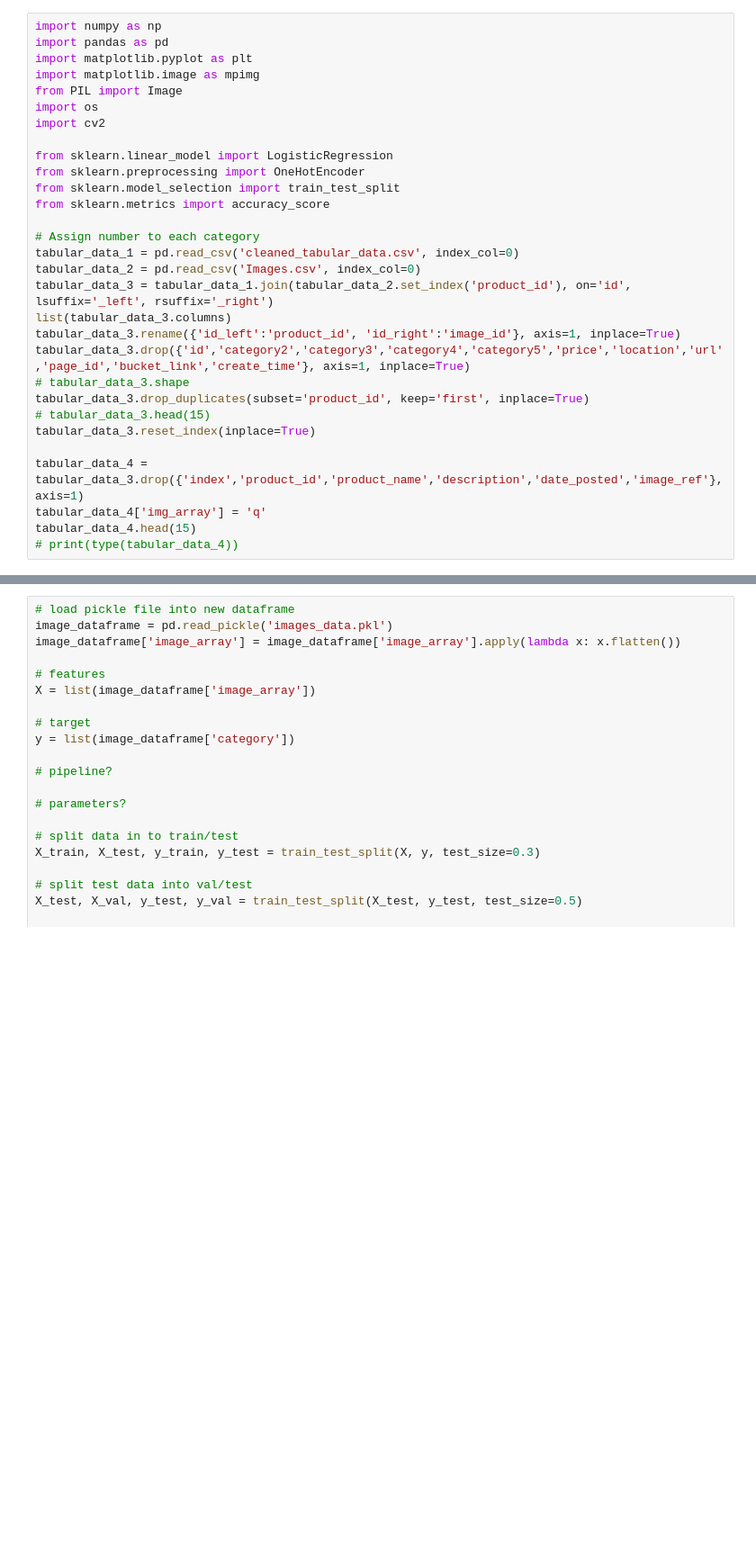
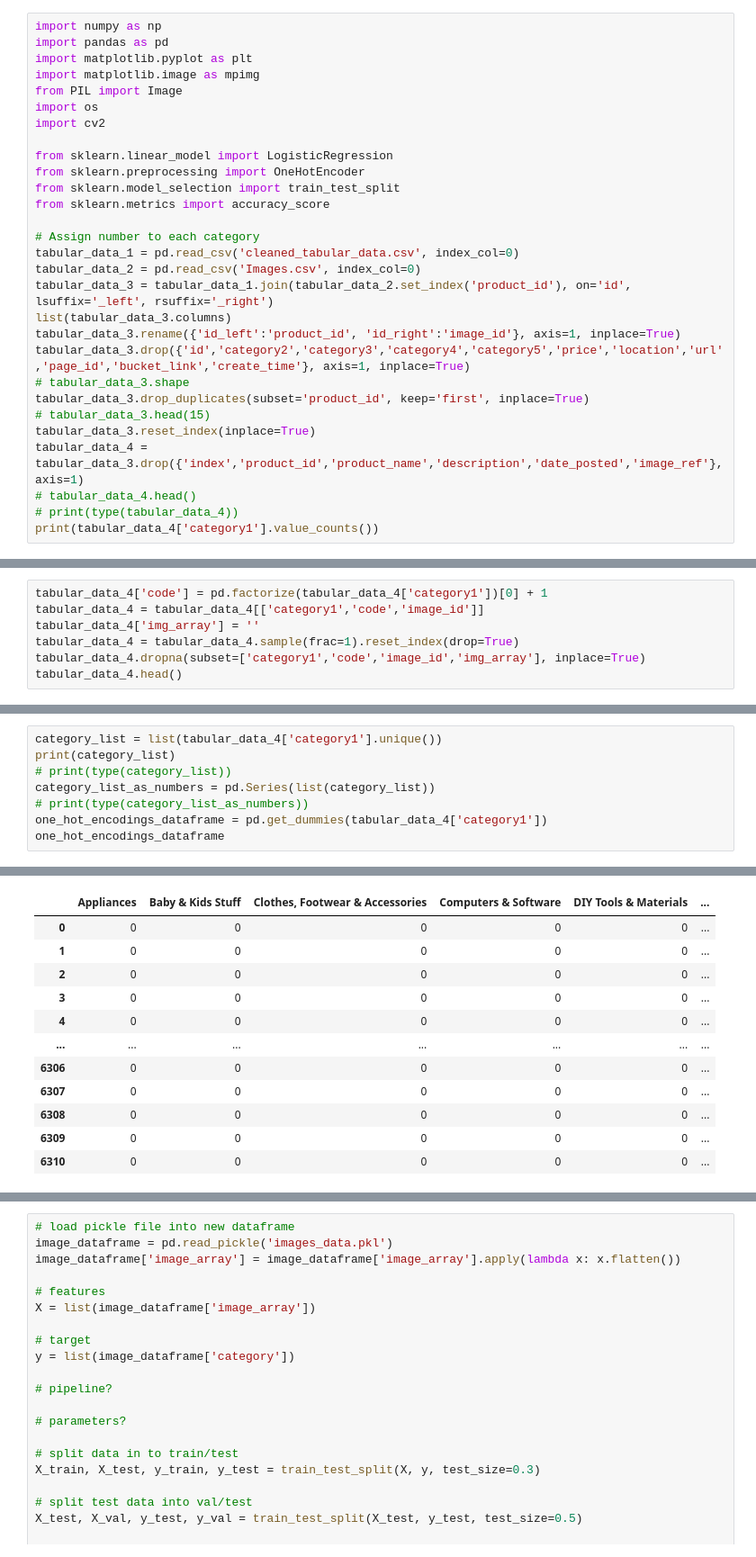
Before and after one commit to mo-sra100/Machine-learning-recommendation-system, a Jupyter notebook: simple_classification_model.ipynb, the cells around one changed output, grey strips where cells are left out. Shown at 90% size. Saved outputs shown, nothing was run; the diff lists cells and outputs as text; blank space fills up the shorter version.

```diff
--- a/simple_classification_model.ipynb
+++ b/simple_classification_model.ipynb
@@ -23,9 +23,8 @@ tabular_data_3.drop({'id','category2','category3','category4','category5','price
 tabular_data_3.drop_duplicates(subset='product_id', keep='first', inplace=True)
 # tabular_data_3.head(15)
 tabular_data_3.reset_index(inplace=True)
-
 tabular_data_4 = tabular_data_3.drop({'index','product_id','product_name','description','date_posted','image_ref'}, axis=1)
-tabular_data_4['img_array'] = 'q'
-tabular_data_4.head(15)
+# tabular_data_4.head()
 # print(type(tabular_data_4))
+print(tabular_data_4['category1'].value_counts())
 # %% [output]
@@ -47,0 +45,7 @@ tabular_data_4.head(15)
+# %%
+tabular_data_4['code'] = pd.factorize(tabular_data_4['category1'])[0] + 1
+tabular_data_4 = tabular_data_4[['category1','code','image_id']]
+tabular_data_4['img_array'] = ''
+tabular_data_4 = tabular_data_4.sample(frac=1).reset_index(drop=True)
+tabular_data_4.dropna(subset=['category1','code','image_id','img_array'], inplace=True)
+tabular_data_4.head()
@@ -47,0 +59,9 @@ tabular_data_4.head(15)
+# %%
+category_list = list(tabular_data_4['category1'].unique())
+print(category_list)
+# print(type(category_list))
+category_list_as_numbers = pd.Series(list(category_list))
+# print(type(category_list_as_numbers))
+one_hot_encodings_dataframe = pd.get_dummies(tabular_data_4['category1'])
+one_hot_encodings_dataframe
+# %% [output]
@@ -47,0 +69,12 @@ tabular_data_4.head(15)
+|  | Appliances | Baby & Kids Stuff | Clothes, Footwear & Accessories | Computers & Software | DIY Tools & Materials | ... |
+| 0 | 0 | 0 | 0 | 0 | 0 | ... |
+| 1 | 0 | 0 | 0 | 0 | 0 | ... |
+| 2 | 0 | 0 | 0 | 0 | 0 | ... |
+| 3 | 0 | 0 | 0 | 0 | 0 | ... |
+| 4 | 0 | 0 | 0 | 0 | 0 | ... |
+| ... | ... | ... | ... | ... | ... | ... |
+| 6306 | 0 | 0 | 0 | 0 | 0 | ... |
+| 6307 | 0 | 0 | 0 | 0 | 0 | ... |
+| 6308 | 0 | 0 | 0 | 0 | 0 | ... |
+| 6309 | 0 | 0 | 0 | 0 | 0 | ... |
+| 6310 | 0 | 0 | 0 | 0 | 0 | ... |
```
Also changed, not shown: parts of 5 cells of this notebook, 2 other files.
